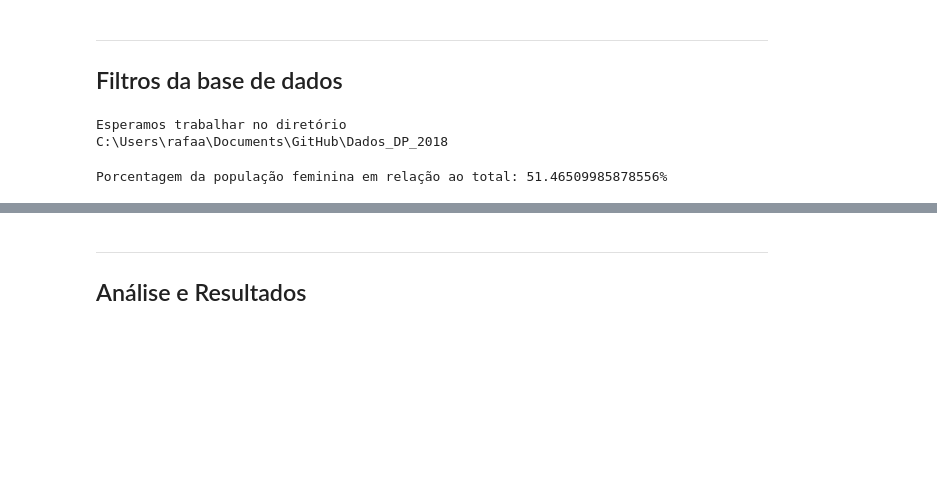
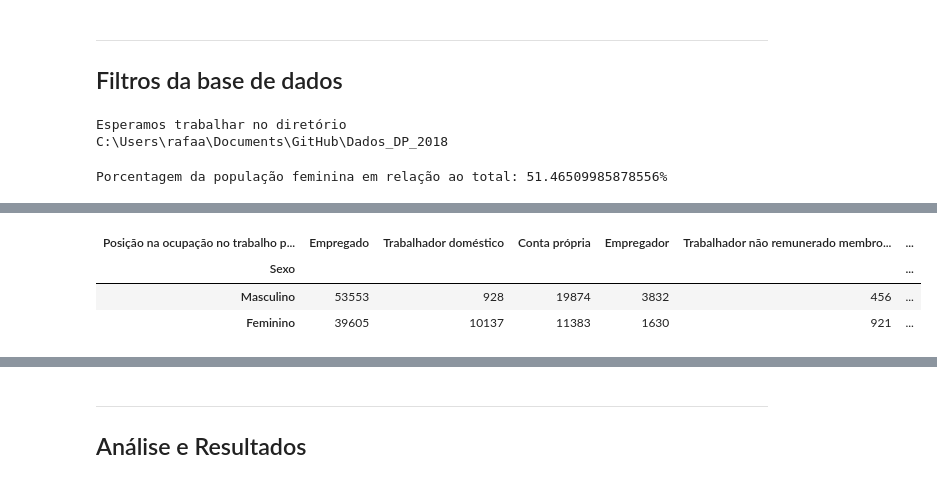
Before and after one commit to slimkaki/Dados_DP_2018, a Jupyter notebook: Projeto1 Pnad.ipynb, the cells around one changed output, grey strips where cells are left out. Drawn from its saved outputs; the diff is of its cells as text; code cells hidden in the pictures; blank space fills up the shorter version.

```diff
--- a/Projeto1 Pnad.ipynb
+++ b/Projeto1 Pnad.ipynb
@@ -110,0 +110,8 @@ df2015[(df2015.Sexo=='Feminino')|(df2015['Frequenta escola ou creche']=='Sim')]
+# %%
+ct1=pd.crosstab(df2015.Sexo,df2015['Posição na ocupação no trabalho principal'])
+ct1
+# %% [output]
+| Posição na ocupação no trabalho p... | Empregado | Trabalhador doméstico | Conta própria | Empregador | Trabalhador não remunerado membro... | ... |
+| Sexo |  |  |  |  |  | ... |
+| Masculino | 53553 | 928 | 19874 | 3832 | 456 | ... |
+| Feminino | 39605 | 10137 | 11383 | 1630 | 921 | ... |
```
Also changed, not shown: parts of 9 cells of this notebook.
